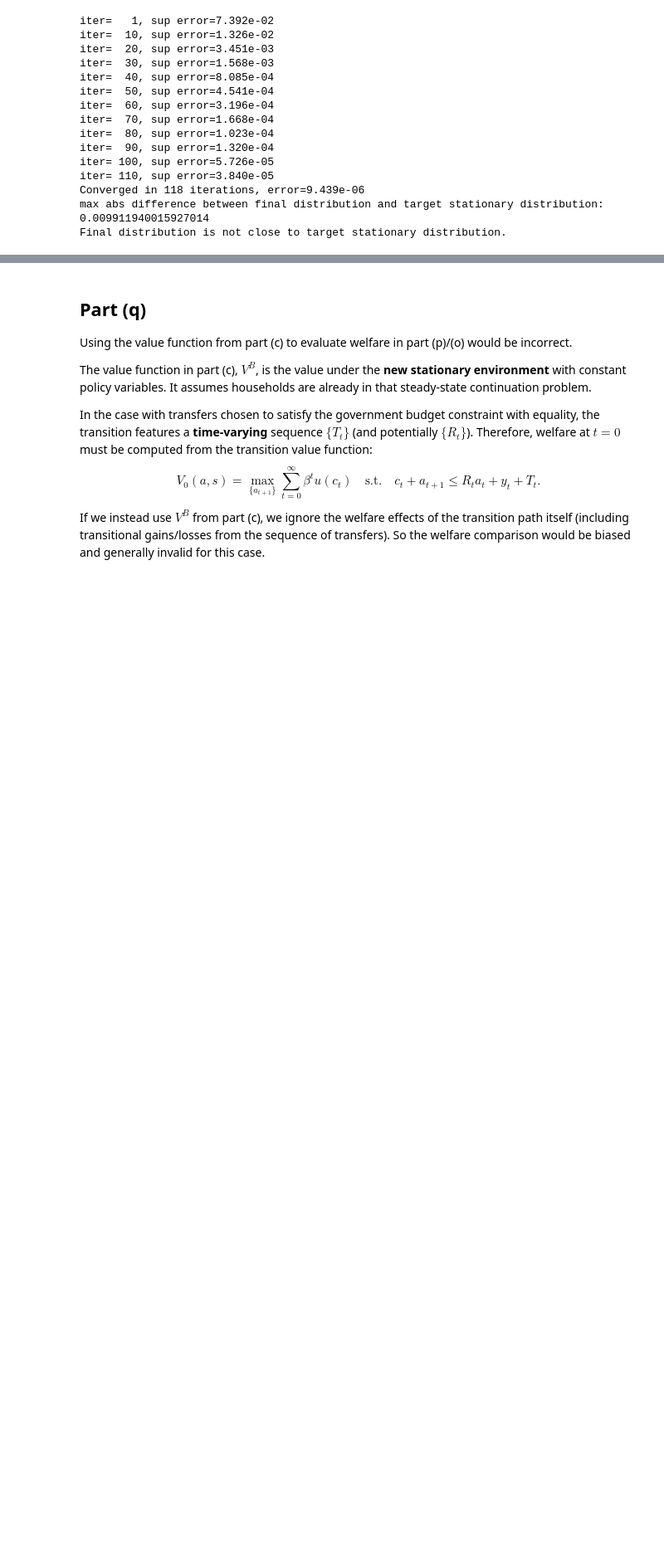
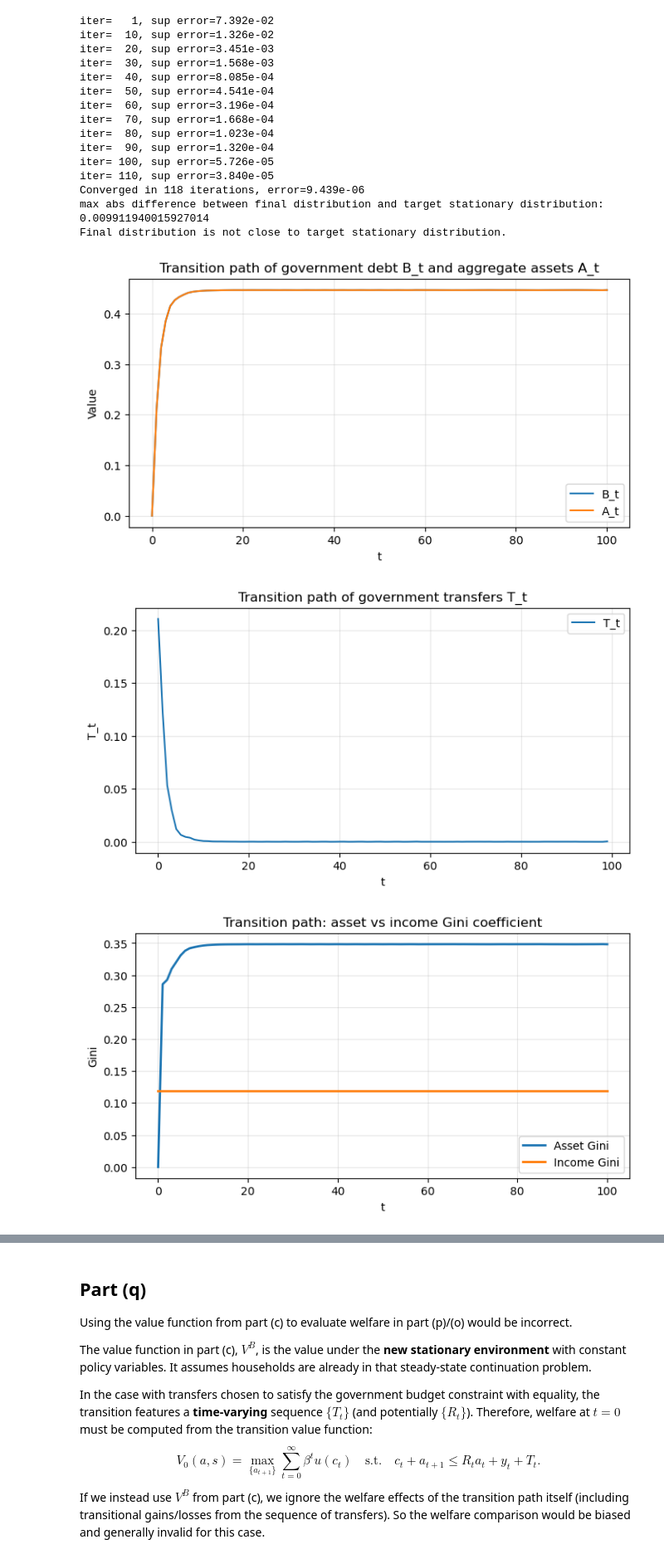
Before and after one commit to YuxuanZhao-Econ/ECON8107, a Jupyter notebook: Assignment/Assignment_3/pset3_code/pset_3_python.ipynb, the cells around one changed output, grey strips where cells are left out. Shown at 83% size. Saved outputs shown, nothing was run; the diff lists cells and outputs as text; code cells hidden in the pictures; blank space fills up the shorter version.

```diff
--- a/Assignment/Assignment_3/pset3_code/pset_3_python.ipynb
+++ b/Assignment/Assignment_3/pset3_code/pset_3_python.ipynb
@@ -1253,3 +1323,65 @@ iter= 110, sup error=3.840e-05
 Converged in 118 iterations, error=9.439e-06
 max abs difference between final distribution and target stationary distribution: 0.009911940015927014
 Final distribution is not close to target stationary distribution.
+# %%
+# Plot dynamics of B_t and A_t
+plt.figure(figsize=(8, 4))
+plt.plot(np.arange(res["B_path"].size), res["B_path"], label="B_t")
+plt.plot(np.arange(res["A_path"].size), res["A_path"], label="A_t")
+plt.xlabel("t")
+plt.ylabel("Value")
+plt.title("Transition path of government debt B_t and aggregate assets A_t")
+plt.legend()
+plt.grid(alpha=0.3)
+plt.show()
+
+# Plot dynamics of T_t
+plt.figure(figsize=(8, 4))
+plt.plot(np.arange(res["T_path"].size), res["T_path"], label="T_t")
+plt.xlabel("t")
+plt.ylabel("T_t")
+plt.title("Transition path of government transfers T_t")
+plt.legend()
+plt.grid(alpha=0.3)
+plt.show()
+
+# Plot dynamics of Gini coefficients (assets + income)
+t_grid = np.arange(res["lambda_path"].shape[0])
+gini_assets_path = np.zeros(res["lambda_path"].shape[0])
+gini_income_path = np.zeros(res["lambda_path"].shape[0])
+
+for t in range(res["lambda_path"].shape[0]):
+    # Asset marginal over (a,s)
+    pdf_assets_t = np.sum(res["lambda_path"][t], axis=1)
+    gini_assets_path[t] = gini_from_asset_pdf(a_grid, pdf_assets_t)
+    # Income marginal over (a,s)
+    pdf_income_t = np.sum(res["lambda_path"][t], axis=0)   # shape (n,)
+    gini_income_path[t] = gini_from_income_pdf(y_grid, pdf_income_t)
+
+plt.figure(figsize=(8, 4))
+plt.plot(t_grid, gini_assets_path, lw=2, label="Asset Gini")
+plt.plot(t_grid, gini_income_path, lw=2, label="Income Gini")
+plt.xlabel("t")
+plt.ylabel("Gini")
+plt.title("Transition path: asset vs income Gini coefficient")
+plt.legend()
+plt.grid(alpha=0.3)
+plt.show()
+
+# Plot Dynamics of CDFs for selected dates
+selected_t = [0, 1, 2, 5, 10, 20, 50, res["lambda_path"].shape[0]-1]
+plt.figure(figsize=(8, 4))
+for tt in selected_t:
+    pdf_assets_tt = np.sum(res["lambda_path"][tt], axis=1)
+    cdf_assets_tt = np.cumsum(pdf_assets_tt)
+    plt.plot(a_grid, cdf_assets_tt, lw=1.6, label=f"t={tt}")
+plt.xlabel("a")
+plt.ylabel("CDF(a)")
+plt.title("Asset CDF at selected transition dates")
+plt.legend(ncol=2, fontsize=9)
+plt.grid(alpha=0.3)
+plt.show()
+# %% [output]
+[figure, added]
+[figure, added]
+[figure, added]
```
Also changed, not shown: parts of 18 cells of this notebook, 7 other files.
